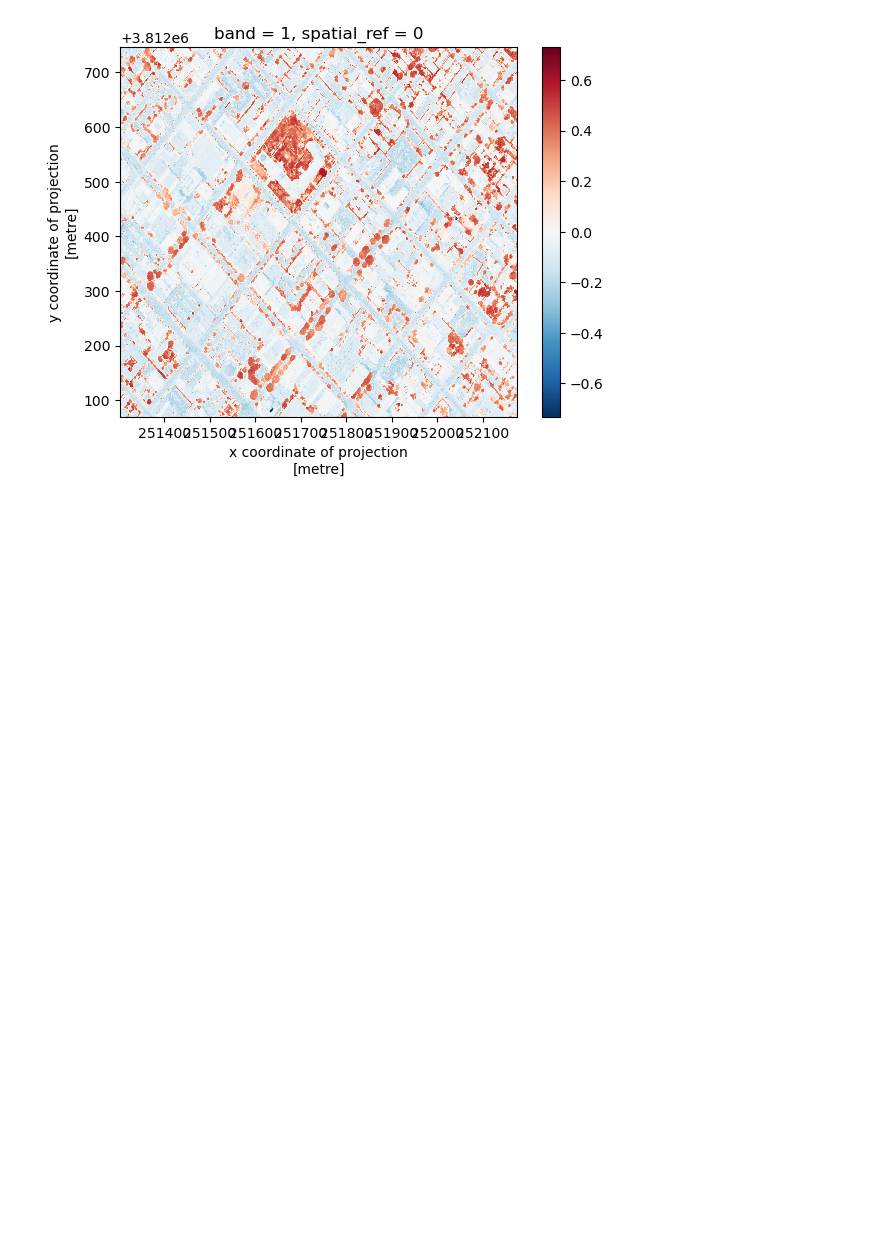
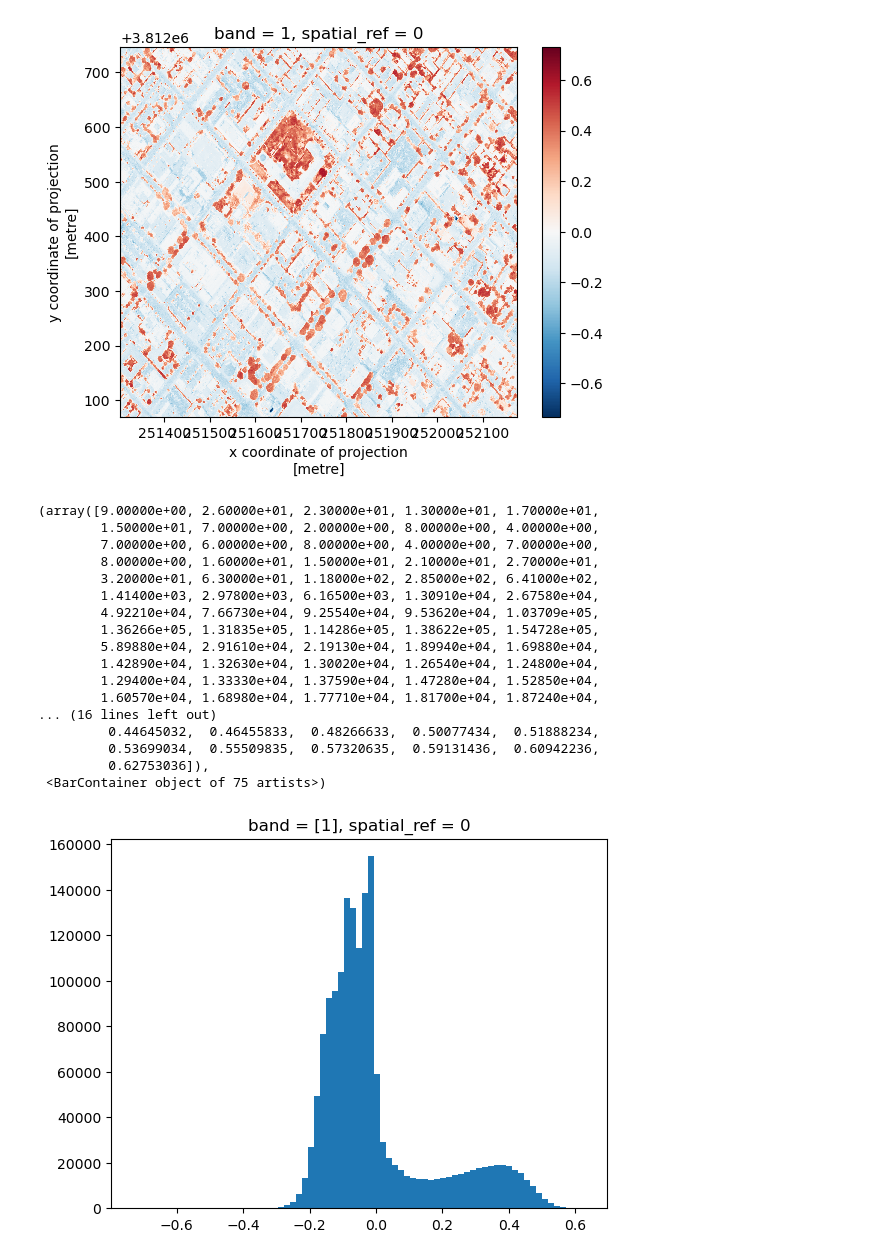
Before and after one commit to mwidas/eds220_tsosie_week6, a Jupyter notebook: rioxarray.ipynb, the cells around one changed output. Drawn from its saved outputs; the diff is of its cells as text; code cells hidden in the pictures; blank space fills up the shorter version.

```diff
--- a/rioxarray.ipynb
+++ b/rioxarray.ipynb
@@ -322,3 +323,26 @@ ndvi.plot()
 # %% [output]
 <matplotlib.collections.QuadMesh at 0x...>
 [figure]
+# %%
+# create a histogram of the ndvi values
+# ndvi.plot.hist()
+ndvi.plot.hist(bins=75)
+# %% [output]
+(array([9.00000e+00, 2.60000e+01, 2.30000e+01, 1.30000e+01, 1.70000e+01,
+        1.50000e+01, 7.00000e+00, 2.00000e+00, 8.00000e+00, 4.00000e+00,
+        7.00000e+00, 6.00000e+00, 8.00000e+00, 4.00000e+00, 7.00000e+00,
+        8.00000e+00, 1.60000e+01, 1.50000e+01, 2.10000e+01, 2.70000e+01,
+        3.20000e+01, 6.30000e+01, 1.18000e+02, 2.85000e+02, 6.41000e+02,
+        1.41400e+03, 2.97800e+03, 6.16500e+03, 1.30910e+04, 2.67580e+04,
+        4.92210e+04, 7.66730e+04, 9.25540e+04, 9.53620e+04, 1.03709e+05,
+        1.36266e+05, 1.31835e+05, 1.14286e+05, 1.38622e+05, 1.54728e+05,
+        5.89880e+04, 2.91610e+04, 2.19130e+04, 1.89940e+04, 1.69880e+04,
+        1.42890e+04, 1.32630e+04, 1.30020e+04, 1.26540e+04, 1.24800e+04,
+        1.29400e+04, 1.33330e+04, 1.37590e+04, 1.47280e+04, 1.52850e+04,
+        1.60570e+04, 1.68980e+04, 1.77710e+04, 1.81700e+04, 1.87240e+04,
+... (16 lines left out)
+         0.44645032,  0.46455833,  0.48266633,  0.50077434,  0.51888234,
+         0.53699034,  0.55509835,  0.57320635,  0.59131436,  0.60942236,
+         0.62753036]),
+ <BarContainer object of 75 artists>)
+[figure, added]
```
Also changed, not shown: parts of 4 cells of this notebook.
